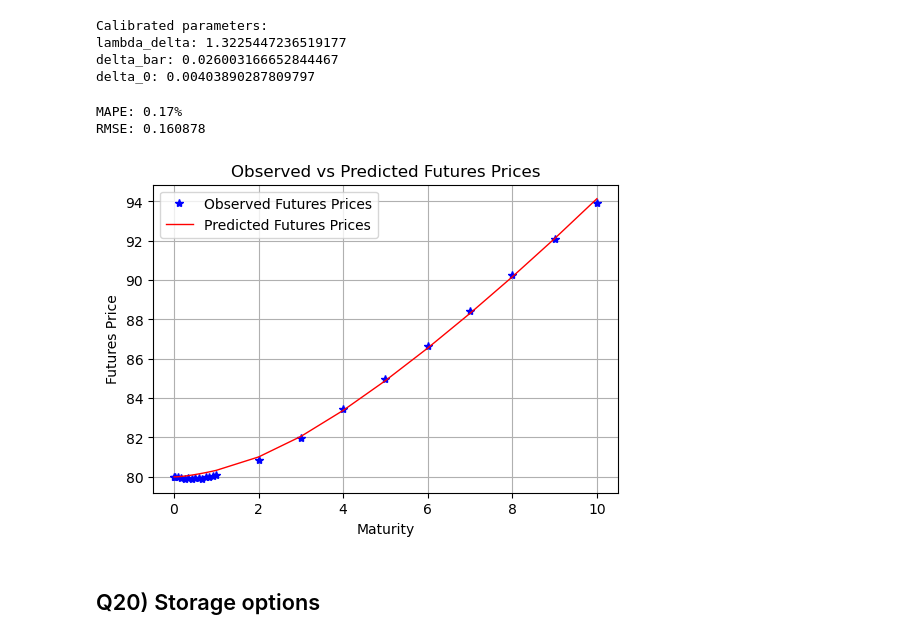
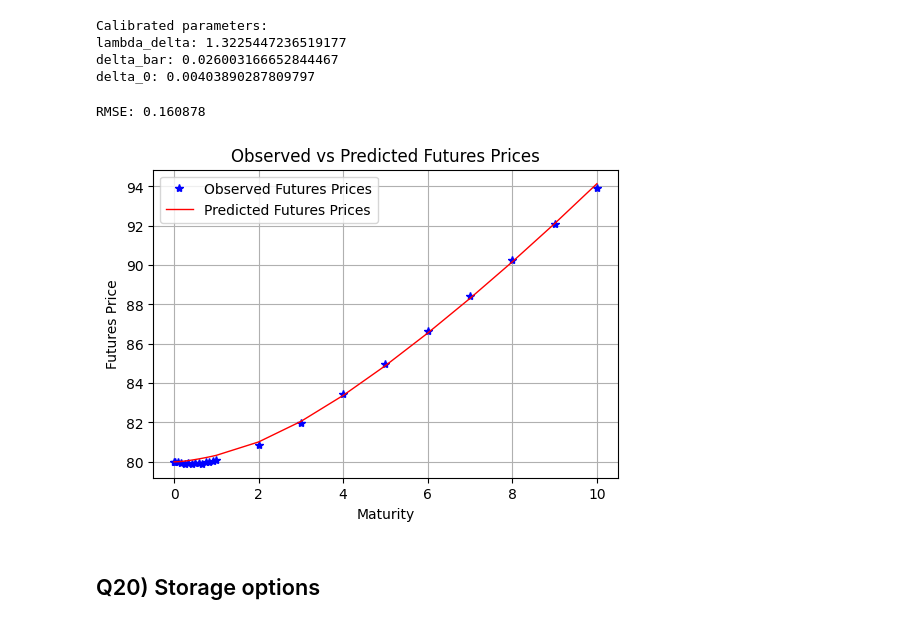
Before and after one commit to yanvow/oil_futures_storage_options, a Jupyter notebook: notebook.ipynb, the cells around one changed output. Saved outputs shown, nothing was run; the diff lists cells and outputs as text; code cells hidden in the pictures.

```diff
--- a/notebook.ipynb
+++ b/notebook.ipynb
@@ -342,16 +224,16 @@ initial_guess = [0.4, 0.2, 0.001]
 init_spot_price_oil_pb = 80
 
 # Minimize the objective function
-args=(futures_prices, maturities, r0_mle, r_bar_mle, lambda_r_mle, sigma_r, sigma_delta, sigma_O, init_spot_price_oil_pb)
+args=(futures_prices, maturities, r0_ls, r_bar_ls, lambda_r_ls, sigma_r, sigma_delta, sigma_O, init_spot_price_oil_pb)
 result = minimize(objective, initial_guess, args=args , method='Nelder-Mead')
 
 # Extract the calibrated parameters
-lambda_delta, delta_bar, delta_0 = result.x
+lambda_delta_ls, delta_bar_ls, delta_0_ls = result.x
 
 print(f"Calibrated parameters:")
-print(f"lambda_delta: {lambda_delta}")
-print(f"delta_bar: {delta_bar}")
-print(f"delta_0: {delta_0}")
+print(f"lambda_delta: {lambda_delta_ls}")
+print(f"delta_bar: {delta_bar_ls}")
+print(f"delta_0: {delta_0_ls}")
 # %% [output]
 Calibrated parameters:
 lambda_delta: 1.3225447236519177
@@ -360,40 +242,37 @@ delta_0: 0.00403890287809797
 # %%
 # Function to predict futures prices with calibrated parameters
 def predict_futures_prices(maturities, r0, lambda_r, lambda_delta, delta_bar, delta_0, O0):
     predicted_prices = []
     for T in maturities:
         t = 0
         phi_delta_ = phi_delta(T, lambda_delta)
         phi_r_ = phi_r(T, lambda_r)
-        phi_0_ = phi_0(T, lambda_r, lambda_delta, sigma_r, sigma_delta, sigma_O, delta_bar, r_bar_mle)
+        phi_0_ = phi_0(T, lambda_r, lambda_delta, sigma_r, sigma_delta, sigma_O, delta_bar, r_bar_ls)
         f_theoretical = futures_price(t, T, r0, delta_0, O0, phi_0_, phi_r_, phi_delta_)
         predicted_prices.append(f_theoretical)
     return np.array(predicted_prices)
 
 # Calculate predicted futures prices
-predicted_prices = predict_futures_prices(maturities, r0_mle, lambda_r_mle, lambda_delta, delta_bar, delta_0, init_spot_price_oil_pb)
+predicted_prices = predict_futures_prices(maturities, r0_ls, lambda_r_ls, lambda_delta_ls, delta_bar_ls, delta_0_ls, init_spot_price_oil_pb)
 
-# Compute MAPE and RMSE
-mape = np.mean(np.abs((futures_prices - predicted_prices) / futures_prices)) * 100
+# Compute RMSE
 rmse = np.sqrt(np.mean((futures_prices - predicted_prices) ** 2))
 
-print(f'MAPE: {mape:.2f}%')
 print(f'RMSE: {rmse:.6f}')
 
 # Plot observed vs predicted futures prices
 plt.figure(figsize=(6, 4))
 plt.plot(maturities, futures_prices, '*', label='Observed Futures Prices', color='blue')
 plt.plot(maturities, predicted_prices, '-', label='Predicted Futures Prices', color='red', linewidth=1)
 plt.xlabel('Maturity')
 plt.ylabel('Futures Price')
 plt.title('Observed vs Predicted Futures Prices')
 plt.legend()
 plt.grid(True)
 plt.show()
 # %% [output]
-MAPE: 0.17%
 RMSE: 0.160878
-[figure, old version]
+[figure, new version]
 # %% [markdown]
 ## Q20) Storage options
 # %% [markdown]
```
Also changed, not shown: parts of 18 cells of this notebook.
